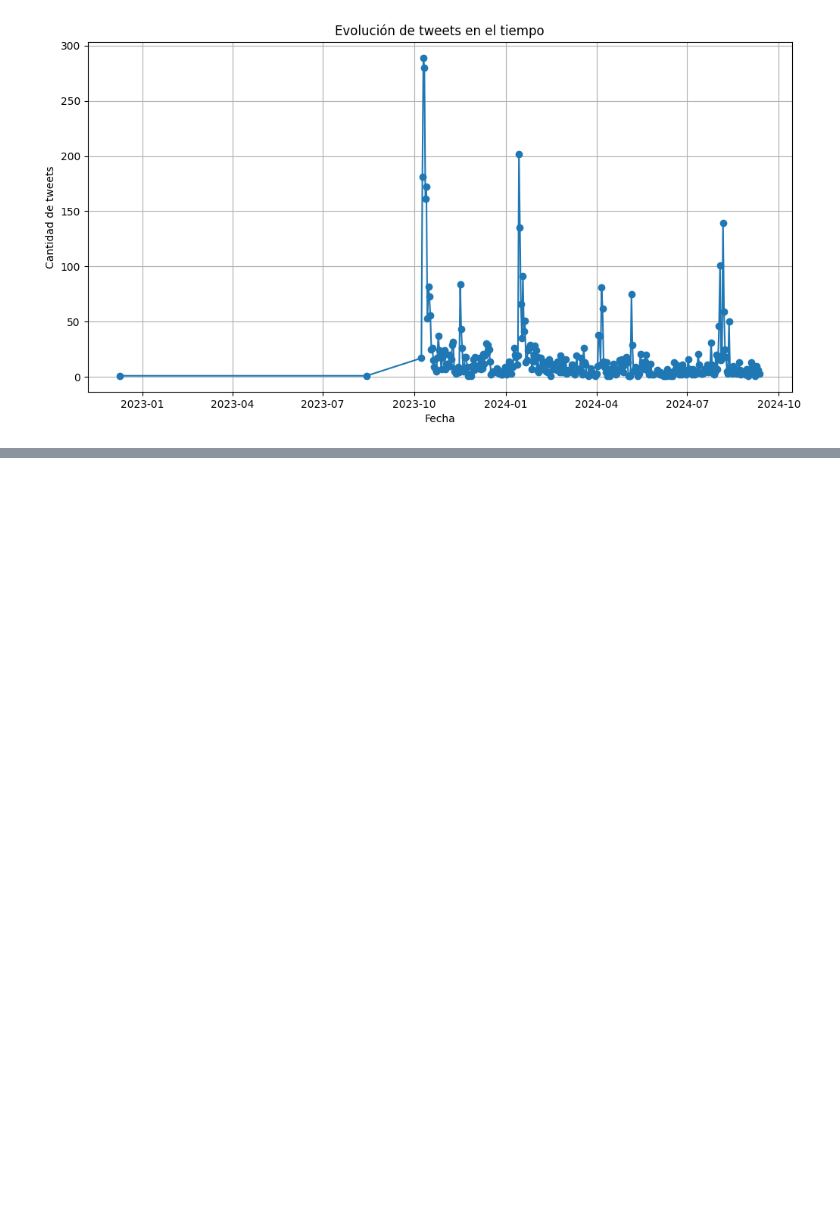
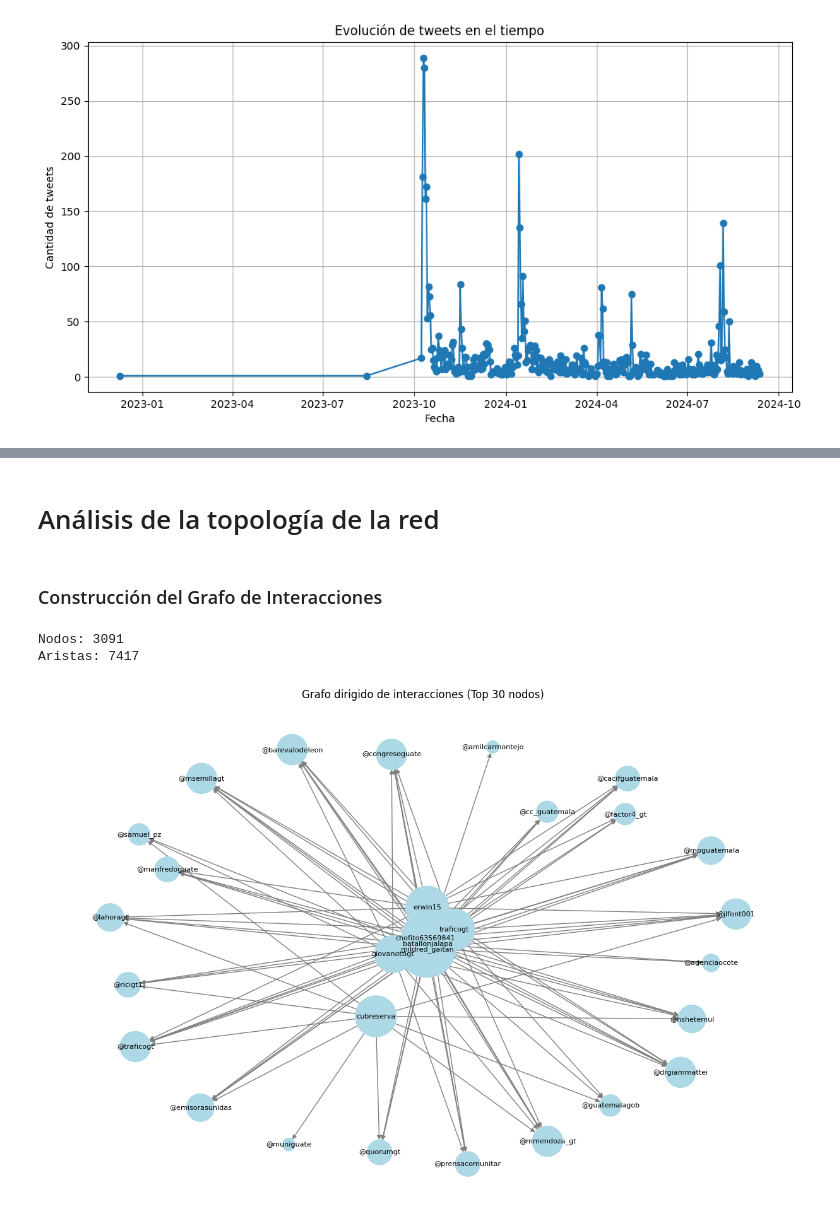
Before and after one commit to lemoonchild/lab06-DS, a Jupyter notebook: analisis_trafico.ipynb, the cells around one changed output, grey strips where cells are left out. Saved outputs shown, nothing was run; the diff lists cells and outputs as text; code cells hidden in the pictures; blank space fills up the shorter version.

```diff
--- a/analisis_trafico.ipynb
+++ b/analisis_trafico.ipynb
@@ -288,0 +334,43 @@ plt.show()
+# %% [markdown]
+# Análisis de la topología de la red
+# %% [markdown]
+### Construcción del Grafo de Interacciones
+# %%
+import networkx as nx
+import matplotlib.pyplot as plt
+
+# Crear una lista de aristas (usuario -> mención)
+edges = []
+for idx, row in df.iterrows():
+    user = row['usuario']
+    for mention in row['menciones']:
+        edges.append((user, mention))
+
+# Construir grafo dirigido
+G = nx.DiGraph()
+G.add_edges_from(edges)
+
+print(f"Nodos: {G.number_of_nodes()}")
+print(f"Aristas: {G.number_of_edges()}")
+
+# ─────────────────────────────
+# Visualización simple (subgrafo top usuarios)
+top_nodes = sorted(G.degree, key=lambda x: x[1], reverse=True)[:30]  # top 30
+top_usernames = [n for n, _ in top_nodes]
+subG = G.subgraph(top_usernames)
+
+plt.figure(figsize=(12, 8))
+pos = nx.spring_layout(subG, k=0.5, seed=42)
+nx.draw(subG, pos,
+        with_labels=True,
+        node_color='lightblue',
+        node_size=[v * 200 for _, v in subG.degree()],
+        edge_color='gray',
+        arrowsize=10,
+        font_size=8)
+plt.title("Grafo dirigido de interacciones (Top 30 nodos)")
+plt.show()
+# %% [output]
+Nodos: 3091
+Aristas: 7417
+[figure, added]
```
Also changed, not shown: parts of 6 cells of this notebook.
